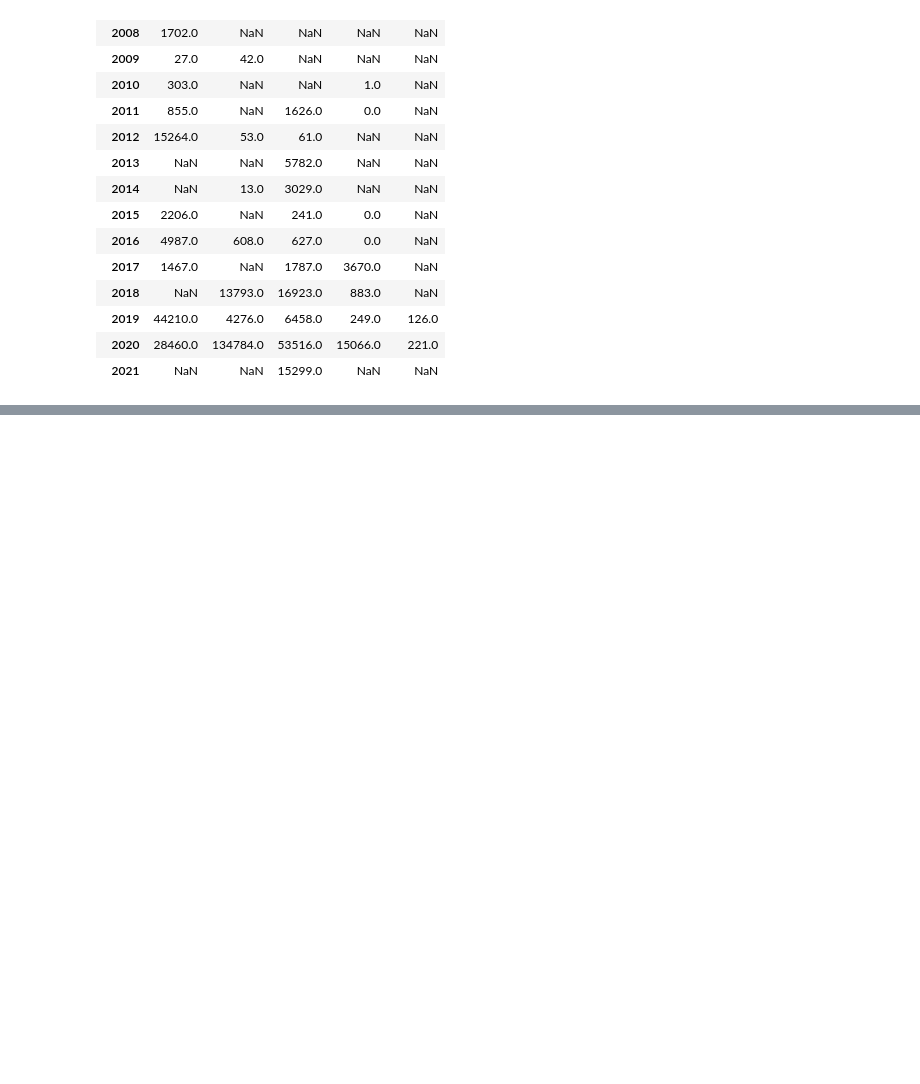
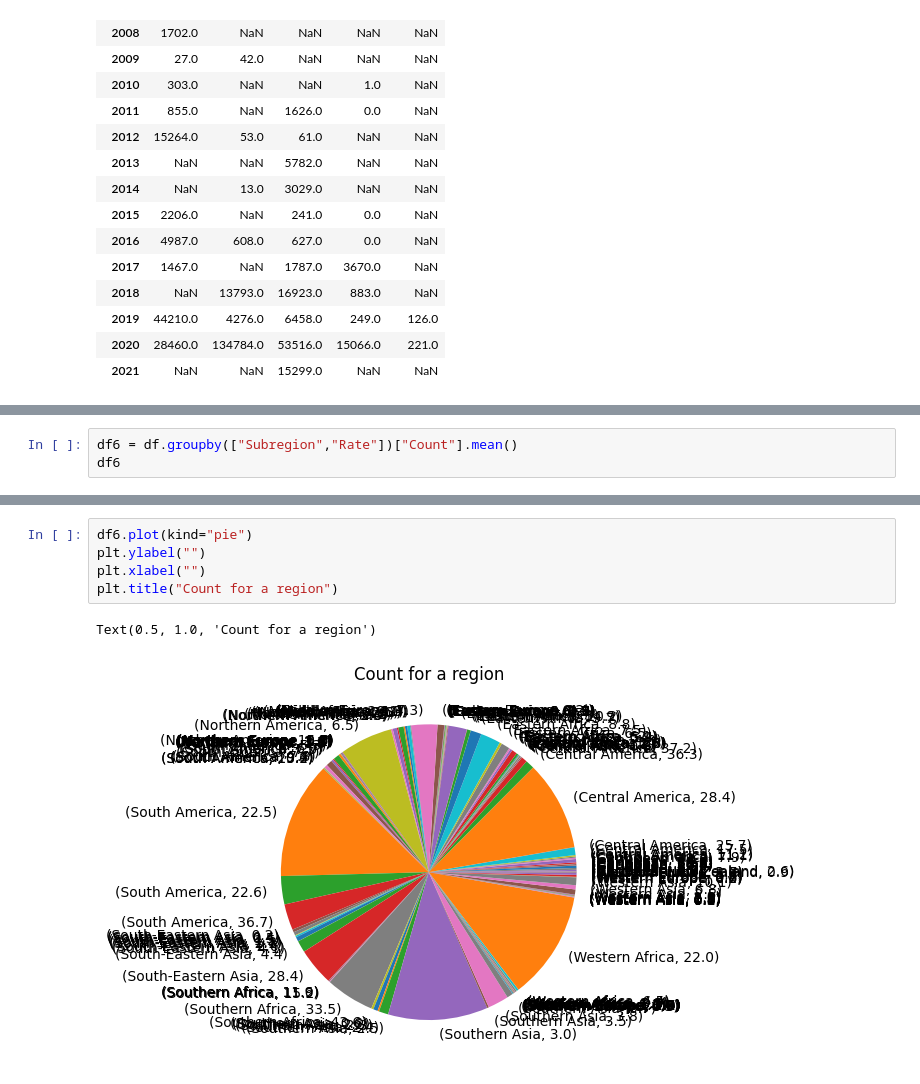
Before and after one commit to aminase/python-data-analysis, a Jupyter notebook: home.ipynb, the cells around one changed output, grey strips where cells are left out. Drawn from its saved outputs; the diff is of its cells as text; blank space fills up the shorter version.

```diff
--- a/home.ipynb
+++ b/home.ipynb
@@ -254,0 +375,3 @@ plt.title('Count of Asia and Europe over the years')
+# %%
+df6 = df.groupby(["Subregion","Rate"])["Count"].mean()
+df6
@@ -254,0 +392,8 @@ plt.title('Count of Asia and Europe over the years')
+# %%
+df6.plot(kind="pie")
+plt.ylabel("")
+plt.xlabel("")
+plt.title("Count for a region")
+# %% [output]
+Text(0.5, 1.0, 'Count for a region')
+[figure, added]
```
Also changed, not shown: parts of 12 cells of this notebook.
